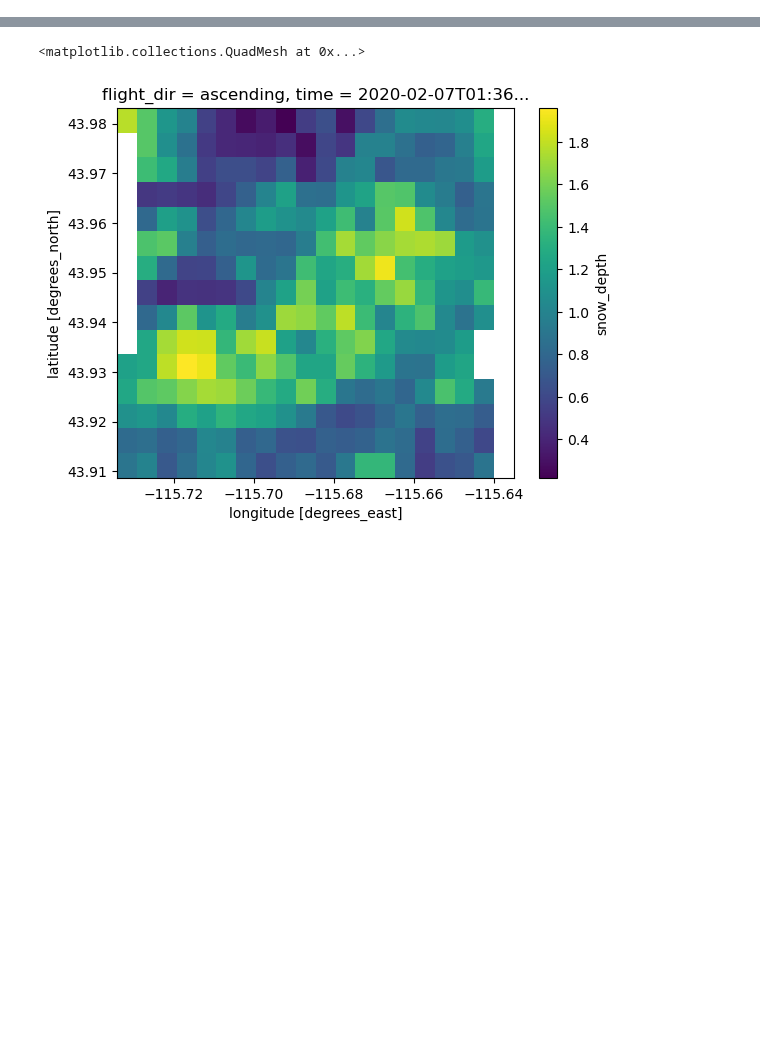
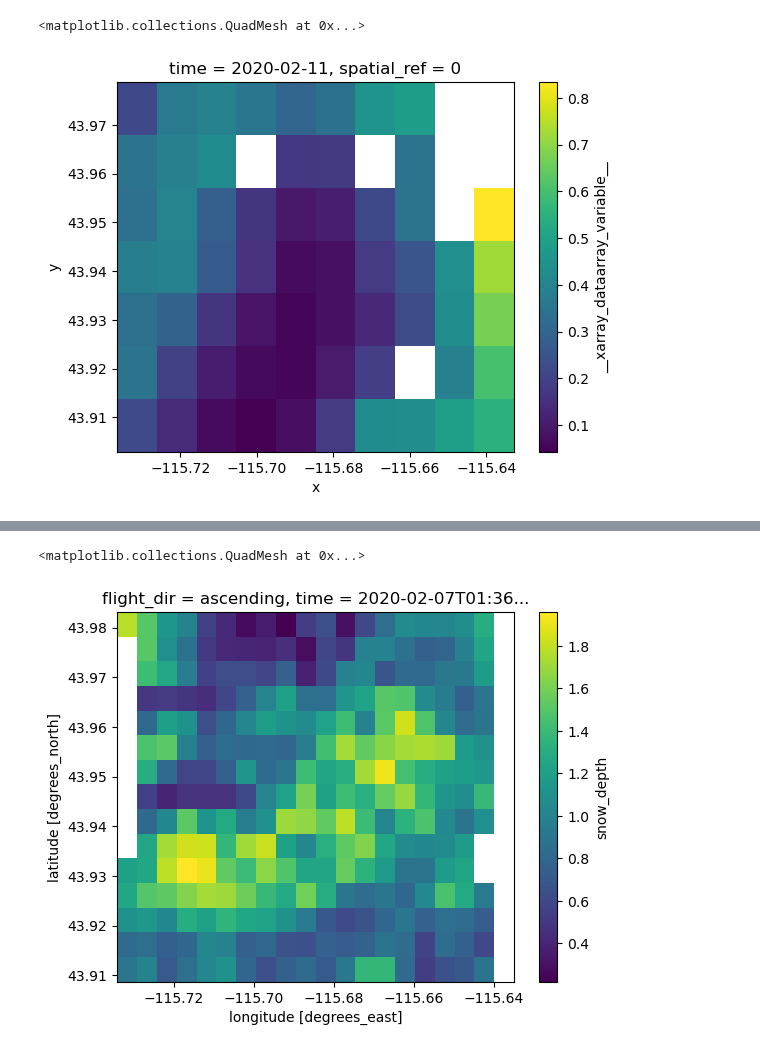
Before and after one commit to ZachHoppinen/spicy-analysis, a Jupyter notebook: src/compare/hans/hans2lidar.ipynb, the cells around one changed output, grey strips where cells are left out. Cells and saved outputs as stored; diff of their text form; code cells hidden in the pictures; blank space fills up the shorter version.

```diff
--- a/src/compare/hans/hans2lidar.ipynb
+++ b/src/compare/hans/hans2lidar.ipynb
@@ -30,7 +30,7 @@ def get_stats(x, y):
     rmse = mean_squared_error(x, y, squared = False)
     return r, b, mae, rmse
 # %%
-in_dir = Path('~/scratch/spicy/experimental_SnowEx-Hans-s1').expanduser()
+in_dir = Path('~/scratch/spicy/SnowEx-Hans-s1').expanduser()
 han_dss = {fp.stem: xr.open_dataset(fp).rio.write_crs('EPSG:4326') for fp in in_dir.glob('*.nc')}
 
 
@@ -79,2 +93,7 @@ KeyError: "not all values found in index 'time'"
+# %%
+han_dss['Mores_2020-02-09'].sel(time = '2020-02-09', method = 'nearest', tolerance = '3 days')['__xarray_dataarray_variable__'].T.plot()
+# %% [output]
+<matplotlib.collections.QuadMesh at 0x...>
+[figure, added]
 # %%
 res
```
Also changed, not shown: parts of 5 cells of this notebook, 5 other files.
